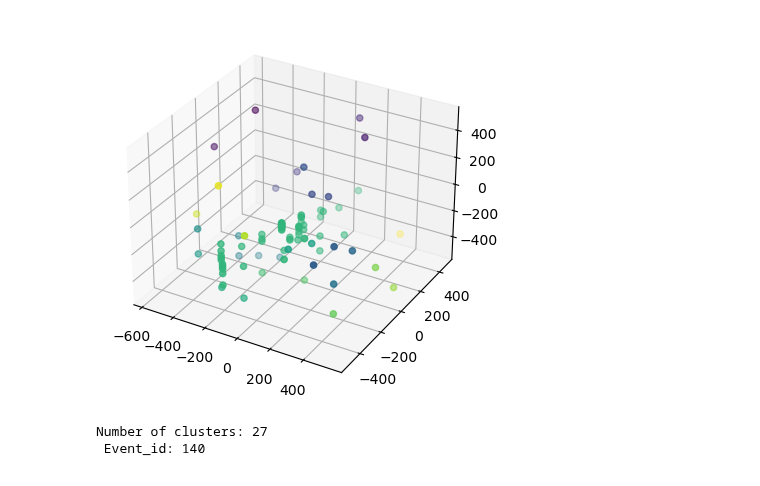
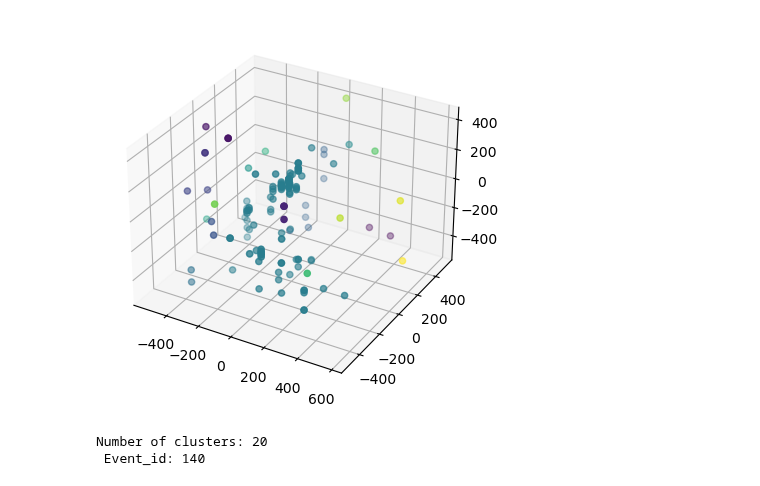
Before and after one commit to kdv97/ice-cube, a Jupyter notebook: clustering/clustering.ipynb, the cells around one changed output. Drawn from its saved outputs; the diff is of its cells as text; code cells hidden in the pictures.

```diff
--- a/clustering/clustering.ipynb
+++ b/clustering/clustering.ipynb
@@ -7,8 +7,8 @@ import math
 import scipy.cluster.hierarchy as hcluster
 import random
 # %%
-batch1 = pd.read_parquet('/opt/app/data/erdos-data/train/batch_1.parquet')
-sensor_geom = pd.read_csv('/opt/app/data/erdos-data/sensor_geometry.csv')
+batch1 = pd.read_parquet(r"C:\Users\schei\OneDrive\Desktop\icecube project\batch_1.parquet\batch_1.parquet")
+sensor_geom = pd.read_csv(r"C:\Users\schei\OneDrive\Dokumente\GitHub\ice-cube\sensor_geometry.csv")
 # %%
 def id_to_xyz(sen_id):
     return sensor_geom.loc[sen_id][['x','y','z']].values
@@ -22,9 +22,13 @@ test = event[['sensor_id', 'time', 'charge']].reset_index()
 # %%
 for i in range(0, len(event)):
     test.loc[i,['x','y','z']] = id_to_xyz(test.loc[i,'sensor_id'])
+# %%
+def mydist(a,b):
+    diff=a-b
+    return np.dot(diff*diff, (np.array([1,1,1,2000])) )
 # %%
 def cluster_by_event(event, threshhold=150):
     trunc_event=event[['sensor_id', 'charge']]
     raw_data = [np.append(id_to_xyz(trunc_event.iloc[i][0]), trunc_event.iloc[i][1]) for i in range(len(trunc_event))]
-    clusters = hcluster.fclusterdata(raw_data, threshhold, criterion='distance')
+    clusters = hcluster.fclusterdata(raw_data, threshhold, metric=mydist, criterion='distance')
     return clusters, raw_data
@@ -31,24 +56,24 @@ def cluster_by_event(event, threshhold=150):
 # %%
 #event_id=random.choice(event_list)
 event_id=140
-event=batch1.loc[140]
-clusters, raw_data=cluster_by_event(event,150)
+event=batch1.loc[67]
+clusters, raw_data=cluster_by_event(event,40000)
 
 
 fig = plt.figure()
 ax = fig.add_subplot(projection='3d')
 
 xs = [a[0] for a in raw_data]
 ys = [a[1] for a in raw_data]
 zs = [a[2] for a in raw_data]
 
 ax.scatter(xs, ys, zs,
            c=clusters)
 
 plt.show()
 
 print("Number of clusters:", len(set(clusters)),'\n Event_id:', event_id )
 # %% [output]
-[figure, old version]
+[figure, new version]
-Number of clusters: 27
+Number of clusters: 20
  Event_id: 140
```
Also changed, not shown: parts of 2 cells of this notebook.
